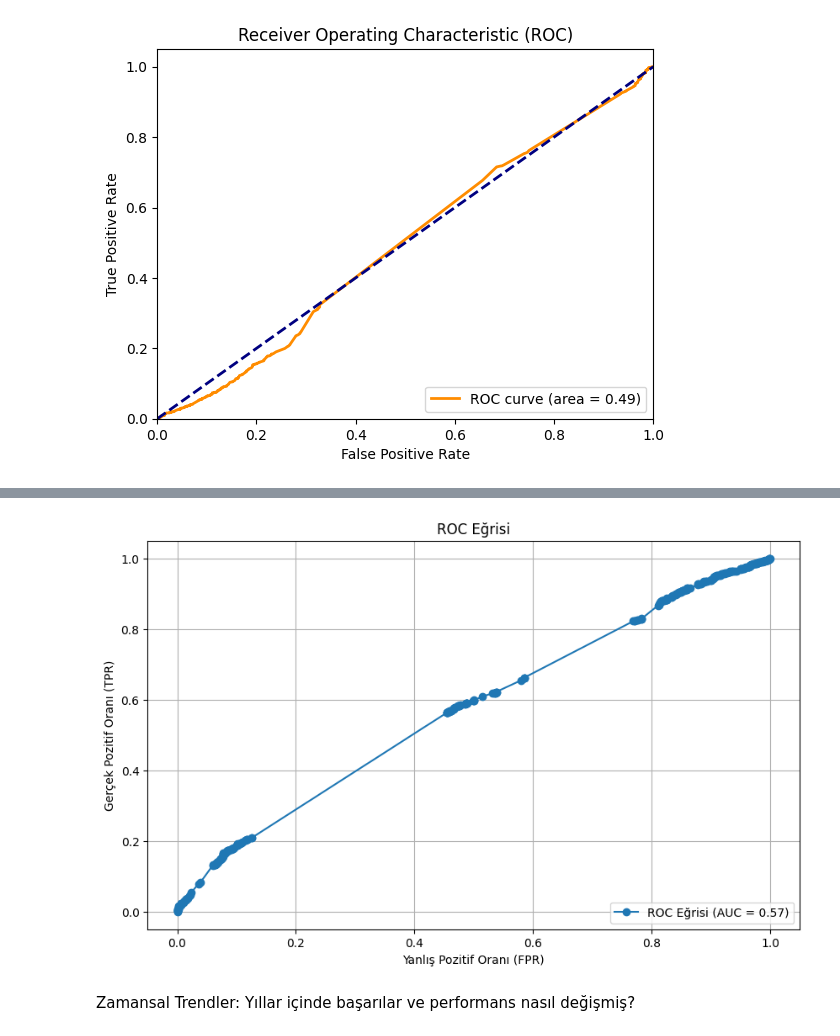
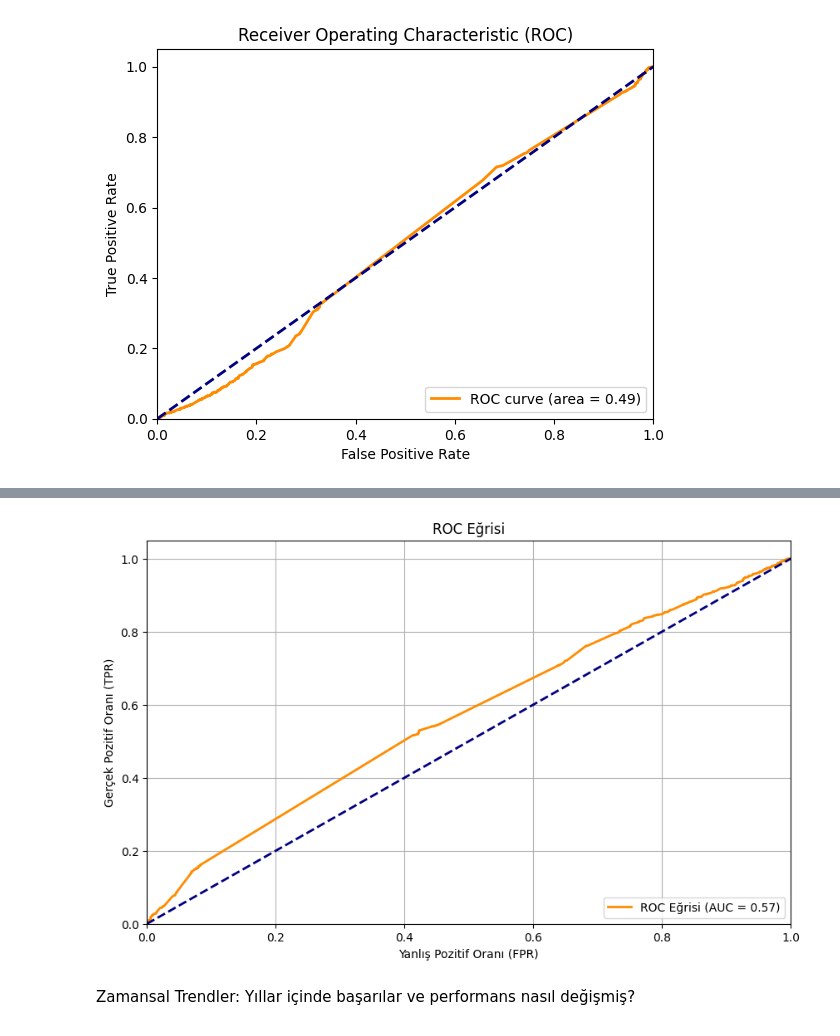
Before and after one commit to elifftop/Proje2, a Jupyter notebook: deneme.ipynb, the cells around one changed output, grey strips where cells are left out. Saved outputs shown, nothing was run; the diff lists cells and outputs as text; code cells hidden in the pictures.

```diff
--- a/deneme.ipynb
+++ b/deneme.ipynb
@@ -1299,4 +1357,7 @@ plt.show()
 # %%
+import matplotlib.pyplot as plt
+from sklearn.metrics import roc_curve, roc_auc_score
+
 # Olasılık tahminlerini alma
 y_test_prob = model.predict(X_test).ravel()  # predict() döndürülen sonuçları 1D diziye dönüştürme
 
@@ -1306,7 +1367,10 @@ auc = roc_auc_score(y_test, y_test_prob)
 
 # ROC eğrisini çizme
 plt.figure(figsize=(10, 6))
-plt.plot(fpr, tpr, marker='o', label=f'ROC Eğrisi (AUC = {auc:.2f})')
+plt.plot(fpr, tpr, color='darkorange', lw=2, label=f'ROC Eğrisi (AUC = {auc:.2f})')
+plt.plot([0, 1], [0, 1], color='navy', lw=2, linestyle='--')
+plt.xlim([0.0, 1.0])
+plt.ylim([0.0, 1.05])
 plt.xlabel('Yanlış Pozitif Oranı (FPR)')
 plt.ylabel('Gerçek Pozitif Oranı (TPR)')
 plt.title('ROC Eğrisi')
@@ -1318,4 +1382,4 @@ plt.show()
-[figure, old version]
+[figure, new version]
 # %% [markdown]
 Zamansal Trendler: Yıllar içinde başarılar ve performans nasıl değişmiş?
 # %%
```
Also changed, not shown: parts of 22 cells of this notebook.
